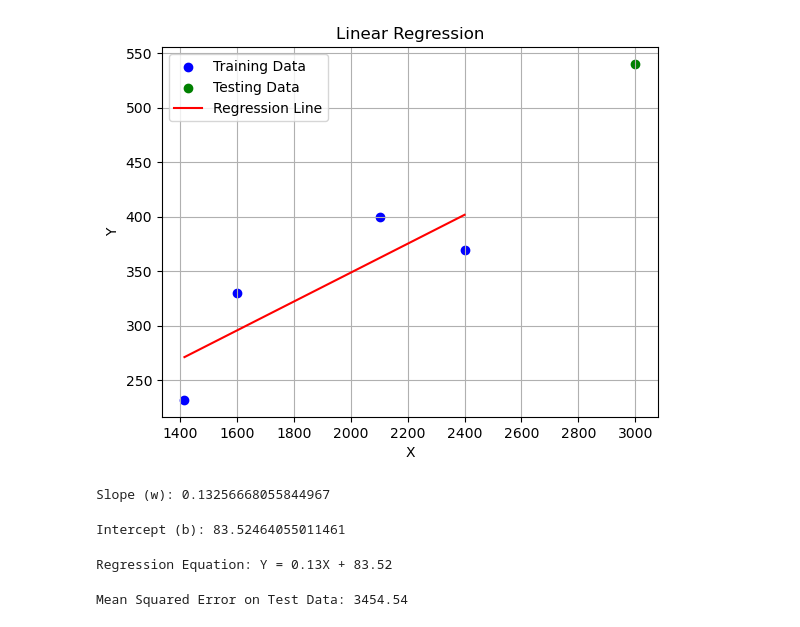
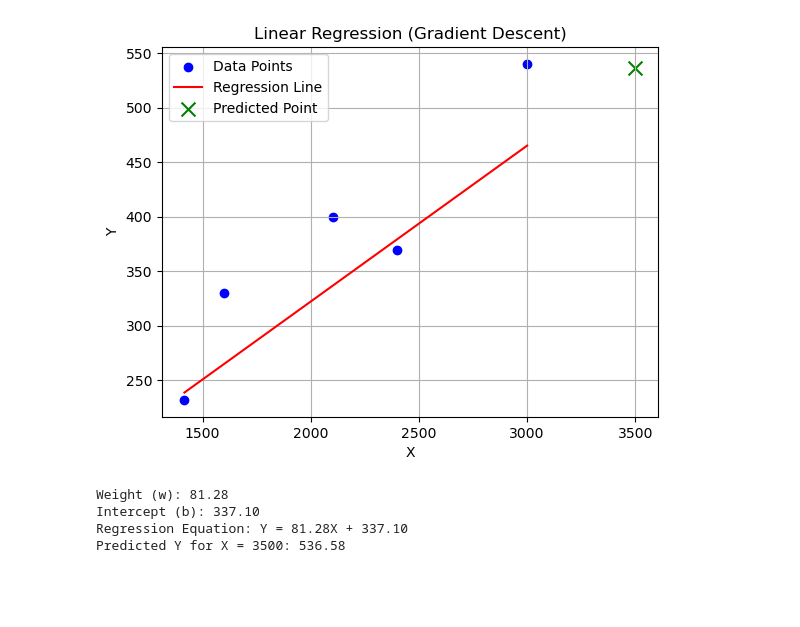
Before and after one commit to ahmed55825/Machine-Learning, a Jupyter notebook: LInear Rregression.ipynb, the cells around one changed output. Cells and saved outputs as stored; diff of their text form; code cells hidden in the pictures; blank space fills up the shorter version.

Commit message:
Add files via upload
Linear Regression Model

```diff
--- a/LInear Rregression.ipynb
+++ b/LInear Rregression.ipynb
@@ -26,2 +21,21 @@ b = mean_y - w * mean_x
+# %%
+# Number of data points
+n = len(X)
+# %%
+# Gradient Descent
+for iteration in range(num_iterations):
+    # Predicted values using the current model parameters
+    Y_pred = w * X_scaled + b
+
+    # Compute gradients with respect to w and b
+    gradient_w = (-2/n) * np.sum(X_scaled * (Y - Y_pred))
+    gradient_b = (-2/n) * np.sum(Y - Y_pred)
+
+    # Update model parameters using gradients and learning rate
+    w = w - learning_rate * gradient_w
+    b = b - learning_rate * gradient_b
 # %%
 # Create the regression equation: Y = wX + b
+
+# Predict a new value
+new_x = 3500
@@ -31,34 +42,28 @@ Y_pred = w * X_test + b
+# %%
+# Scale the new_x value using the same mean and std
+new_x_scaled = (new_x - X_mean) / X_std
+predicted_y = w * new_x_scaled + b
 # %%
 # Visualization
-plt.scatter(X_train, Y_train, color='blue', label='Training Data')
-plt.scatter(X_test, Y_test, color='green', label='Testing Data')
-plt.plot(X_train, w * X_train + b, color='red', label='Regression Line')
-
-
+plt.scatter(X, Y, color='blue', label='Data Points')
+plt.plot(X, w * X_scaled + b, color='red', label='Regression Line')
+plt.scatter(new_x, predicted_y, color='green', marker='x', s=100, label='Predicted Point')
 
 plt.xlabel('X')
 plt.ylabel('Y')
-plt.title('Linear Regression')
+plt.title('Linear Regression (Gradient Descent)')
 plt.legend()
 plt.grid(True)
 plt.show()
 # %% [output]
-[figure, old version]
+[figure, new version]
-# %%
-print(f"Slope (w): {w}")
-# %% [output]
-Slope (w): 0.13256668055844967
-# %%
-print(f"Intercept (b): {b}")
-# %% [output]
-Intercept (b): 83.52464055011461
 # %%
+print(f"Weight (w): {w:.2f}")
+print(f"Intercept (b): {b:.2f}")
 print(f"Regression Equation: Y = {w:.2f}X + {b:.2f}")
+print(f"Predicted Y for X = {new_x}: {predicted_y:.2f}")
 # %% [output]
-Regression Equation: Y = 0.13X + 83.52
+Weight (w): 81.28
+Intercept (b): 337.10
+Regression Equation: Y = 81.28X + 337.10
+Predicted Y for X = 3500: 536.58
-# %%
-# Evaluate the model (e.g., using Mean Squared Error)
-mse = np.mean((Y_pred - Y_test) ** 2)
-print(f"Mean Squared Error on Test Data: {mse:.2f}")
-# %% [output]
-Mean Squared Error on Test Data: 3454.54
```
Also changed, not shown: parts of 8 cells of this notebook.
